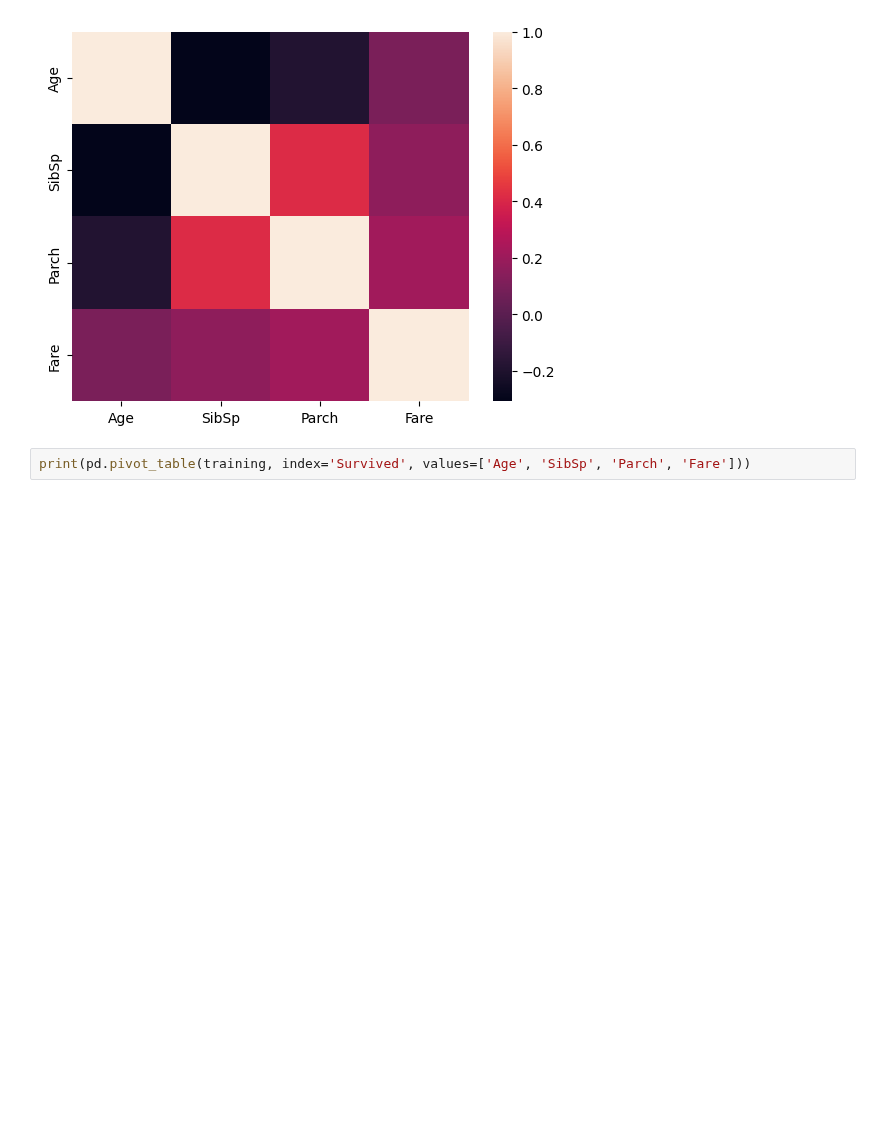
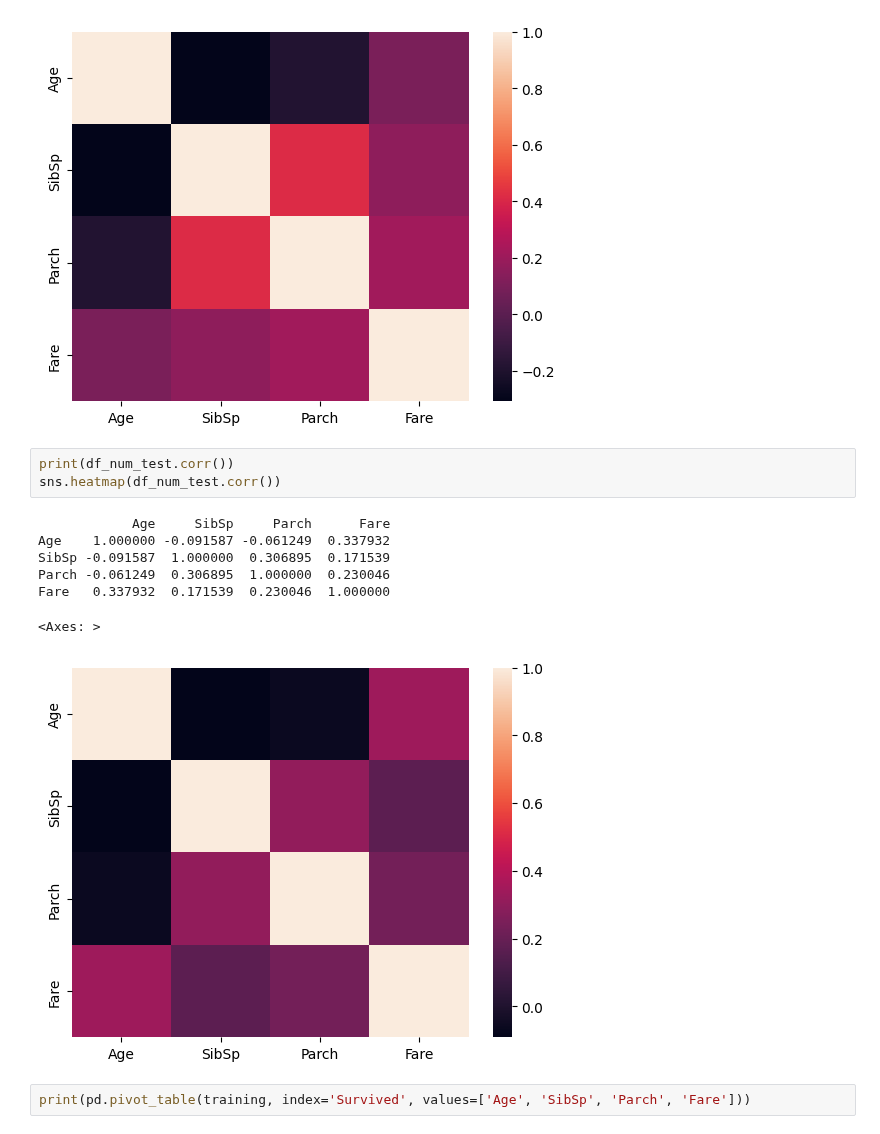
Before and after one commit to huanrafa/ProjectPracticing, a Jupyter notebook: Titanic - Machine Learning from Disaster/Titanic project.ipynb, the cells around one changed output. Drawn from its saved outputs; the diff is of its cells as text; blank space fills up the shorter version.

```diff
--- a/Titanic - Machine Learning from Disaster/Titanic project.ipynb
+++ b/Titanic - Machine Learning from Disaster/Titanic project.ipynb
@@ -97,6 +158,17 @@ Parch -0.189119  0.414838  1.000000  0.216225
 Fare   0.096067  0.159651  0.216225  1.000000
 <Axes: >
 [figure]
+# %%
+print(df_num_test.corr())
+sns.heatmap(df_num_test.corr())
+# %% [output]
+            Age     SibSp     Parch      Fare
+Age    1.000000 -0.091587 -0.061249  0.337932
+SibSp -0.091587  1.000000  0.306895  0.171539
+Parch -0.061249  0.306895  1.000000  0.230046
+Fare   0.337932  0.171539  0.230046  1.000000
+<Axes: >
+[figure, added]
 # %%
 print(pd.pivot_table(training, index='Survived', values=['Age', 'SibSp', 'Parch', 'Fare']))
 # %% [output]
```
Also changed, not shown: parts of 12 cells of this notebook, 1 other file.
